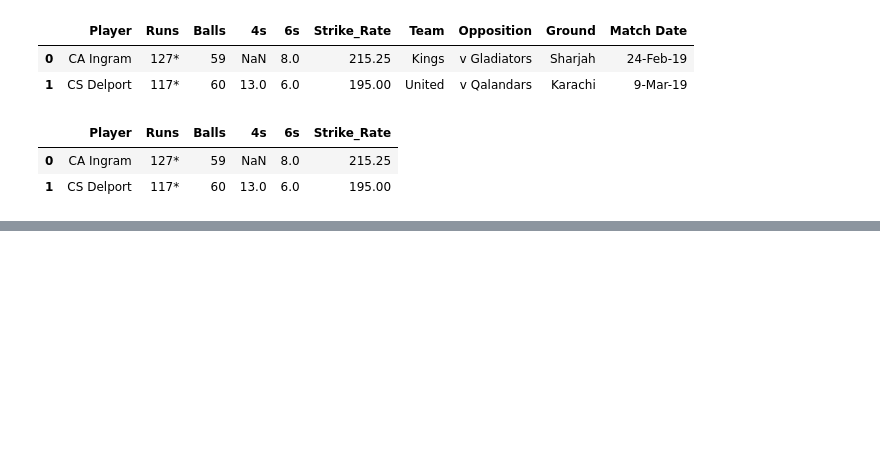
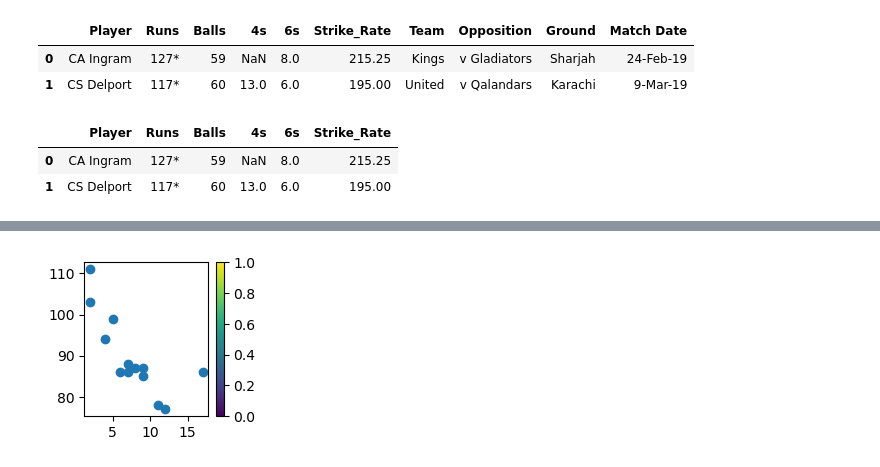
Before and after one commit to TouseefDataScientist/Artificialintelligence, a Jupyter notebook: JoshvaDS/MatPlotLib/MatPlotLib_001.ipynb, the cells around one changed output, grey strips where cells are left out. Drawn from its saved outputs; the diff is of its cells as text; code cells hidden in the pictures; blank space fills up the shorter version.

```diff
--- a/JoshvaDS/MatPlotLib/MatPlotLib_001.ipynb
+++ b/JoshvaDS/MatPlotLib/MatPlotLib_001.ipynb
@@ -163,0 +167,10 @@ plt.scatter(x, y,color= "blue")
+# %%
+x = np.array([5,7,8,7,2,17,2,9,4,11,12,9,6])
+y = np.array([99,86,87,88,111,86,103,87,94,78,77,85,86])
+plt.figure(figsize=(2,2))
+# plt.subplots_adjust(wspace=0.3, hspace=0.5)
+j=plt.scatter(x, y)
+o=plt.colorbar()
+plt.show(j,o)
+# %% [output]
+[figure, added]
```
Also changed, not shown: parts of 20 cells of this notebook, 5 other files.
